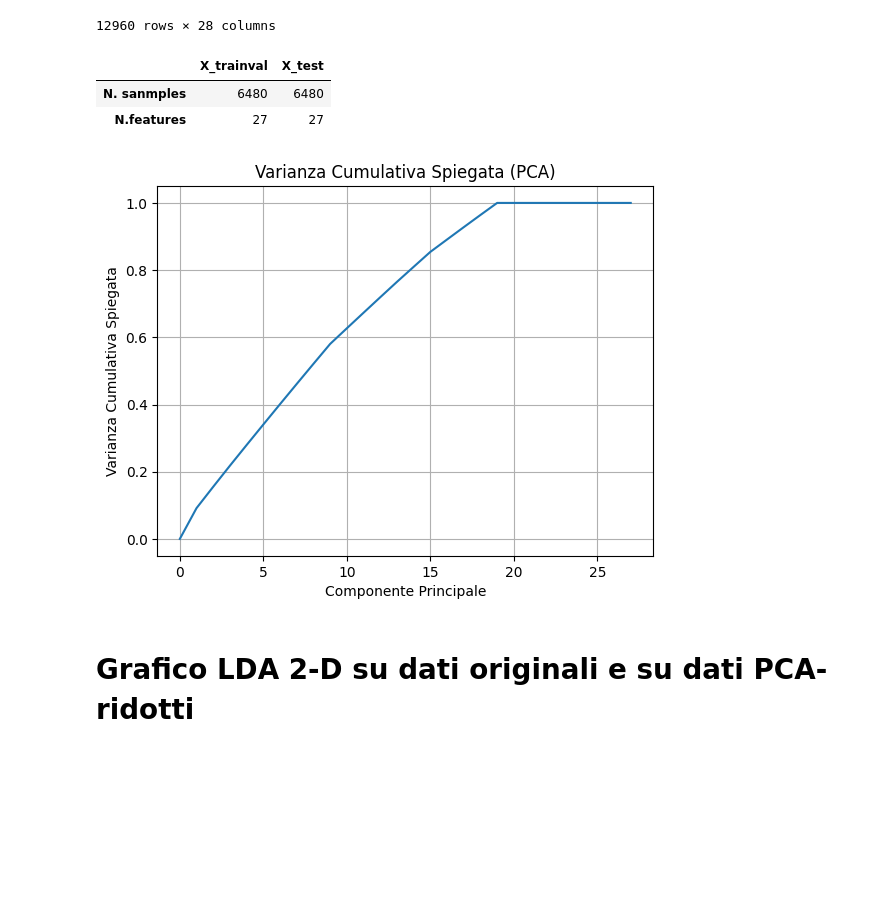
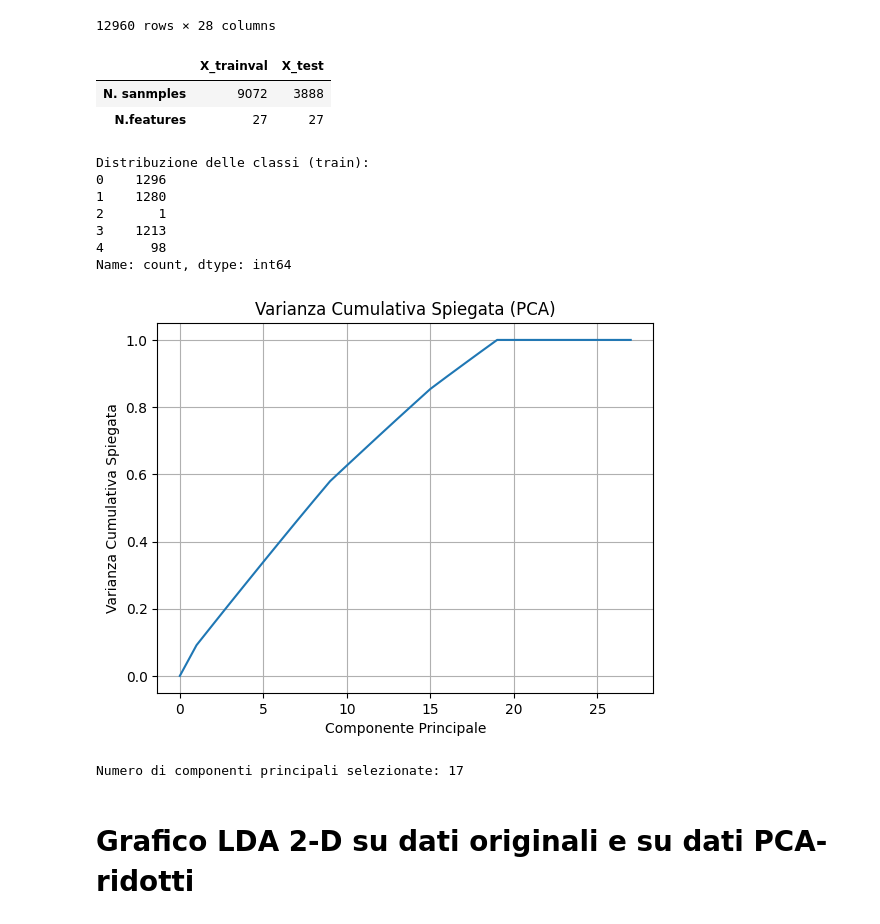
Before and after one commit to AlessioGiay/Progetto_MateIA, a Jupyter notebook: Progetto.ipynb, the cells around one changed output. Drawn from its saved outputs; the diff is of its cells as text; code cells hidden in the pictures; blank space fills up the shorter version.

```diff
--- a/Progetto.ipynb
+++ b/Progetto.ipynb
@@ -76,18 +113,28 @@ display(nursery_dataframe)
 X = nursery_dataframe.iloc[:,1:].values
 y = nursery_dataframe['class'].values
 # %%
-random_state = 45
+random_state = 42
 np.random.seed(random_state)
 
-test_p = 0.5
+test_p = 0.3
 
 X_trainval, X_test, y_trainval, y_test = train_test_split(X, y, test_size=test_p, random_state=random_state, shuffle=True, stratify = y)
 
 display(pd.DataFrame({'X_trainval': X_trainval.shape, 'X_test': X_test.shape}, index=['N. sanmples', 'N.features']))
+
+print("Distribuzione delle classi (train):")
+print(pd.Series(y_test).value_counts().sort_index())
 # %% [output]
 |  | X_trainval | X_test |
-| N. sanmples | 6480 | 6480 |
+| N. sanmples | 9072 | 3888 |
 | N.features | 27 | 27 |
+Distribuzione delle classi (train):
+0    1296
+1    1280
+2       1
+3    1213
+4      98
+Name: count, dtype: int64
 # %%
 # Inizializzazione oggetto PCA
 explvar_p = 0.9
@@ -113,8 +160,10 @@ plt.ylabel('Varianza Cumulativa Spiegata')
 
 plt.grid()
 plt.show()
+print(f"Numero di componenti principali selezionate: {pca.n_components_}")
 # %% [output]
 [figure]
+Numero di componenti principali selezionate: 17
 # %% [markdown]
 # Grafico LDA 2-D su dati originali e su dati PCA-ridotti #
 # %%
```
Also changed, not shown: parts of 12 cells of this notebook.
